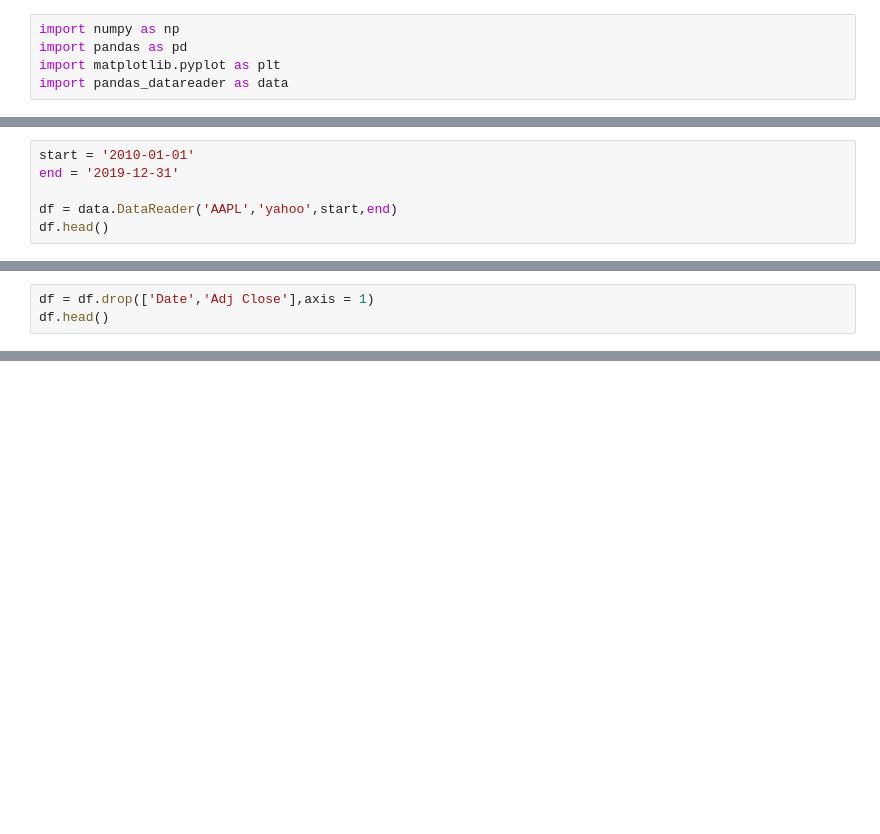
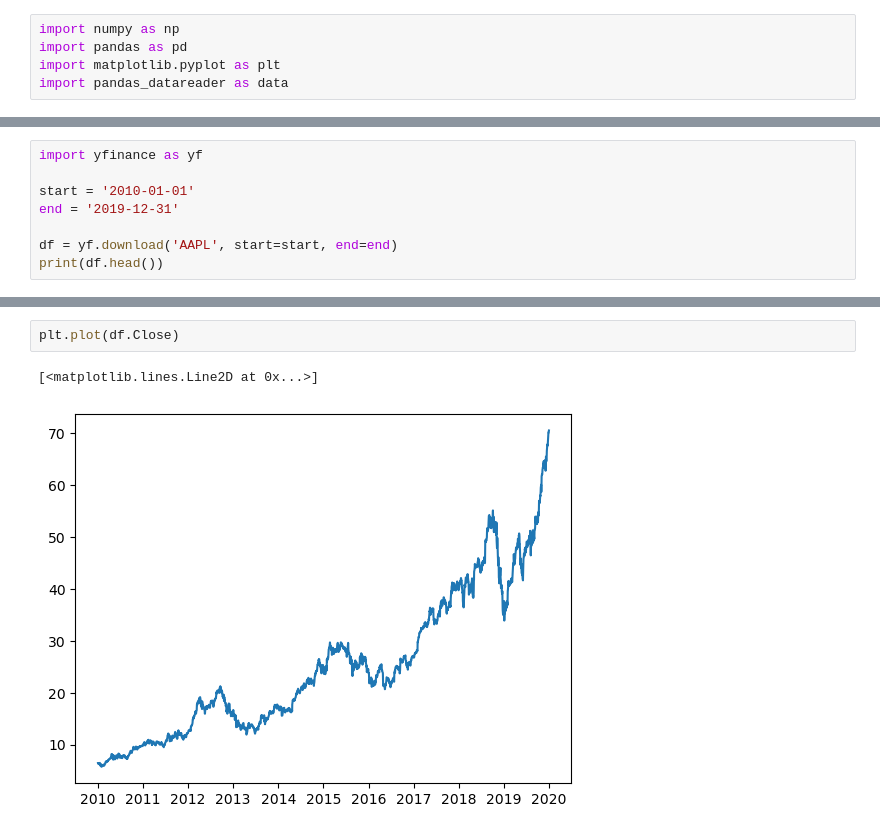
Before and after one commit to satwika-55/Stock-Trend-Predictor, a Jupyter notebook: main.ipynb, the cells around one changed output, grey strips where cells are left out. Drawn from its saved outputs; the diff is of its cells as text; blank space fills up the shorter version.

```diff
--- a/main.ipynb
+++ b/main.ipynb
@@ -32,7 +52,9 @@ import pandas_datareader as data
 # %%
+import yfinance as yf
+
 start = '2010-01-01'
 end = '2019-12-31'
 
-df = data.DataReader('AAPL','yahoo',start,end)
-df.head()
+df = yf.download('AAPL', start=start, end=end)
+print(df.head())
 # %% [output]
@@ -44,3 +69,0 @@ NameError: name 'df' is not defined
-# %%
-df = df.drop(['Date','Adj Close'],axis = 1)
-df.head()
@@ -48,0 +79,5 @@ NameError: name 'df' is not defined
+# %%
+plt.plot(df.Close)
+# %% [output]
+[<matplotlib.lines.Line2D at 0x...>]
+[figure, added]
```
Also changed, not shown: parts of 16 cells of this notebook, 1 other file.
